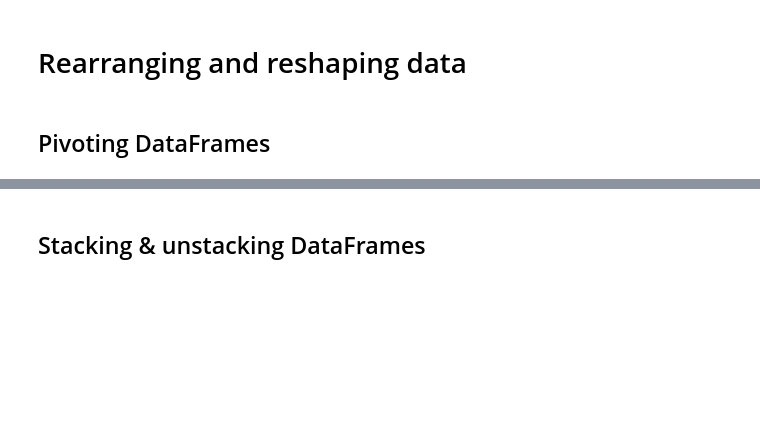
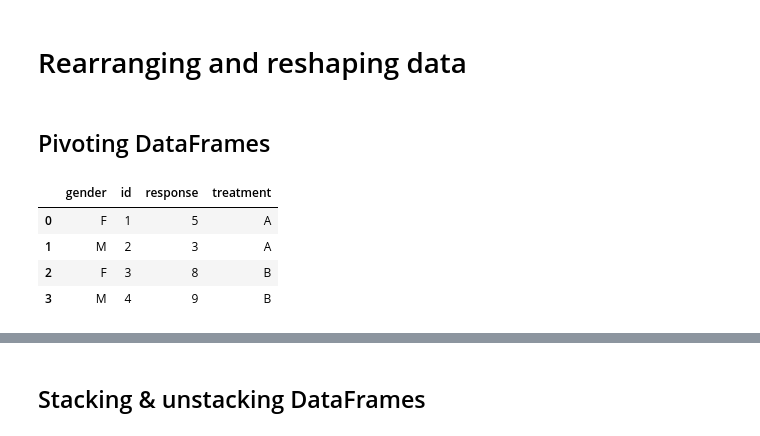
Before and after one commit to Folgir/DataCamp, a Jupyter notebook: Manipulating_DataFrames_with_pandas.ipynb, the cells around one changed output, grey strips where cells are left out. Saved outputs shown, nothing was run; the diff lists cells and outputs as text; code cells hidden in the pictures; blank space fills up the shorter version.

```diff
--- a/Manipulating_DataFrames_with_pandas.ipynb
+++ b/Manipulating_DataFrames_with_pandas.ipynb
@@ -1452,3 +1517,20 @@ Name: (NY, 1), dtype: float64
 # Rearranging and reshaping data
 # %% [markdown]
 ## Pivoting DataFrames
+# %%
+# ADDITIONAL
+d = {'id': [1, 2, 3, 4],
+     'treatment': ['A', 'A', 'B', 'B'],
+     'gender': ['F', 'M', 'F', 'M'],
+     'response': [5, 3, 8, 9]}
+
+trials = pd.DataFrame(d)
+
+trials.to_csv('trials_01.csv', index=False)
+trials
+# %% [output]
+|  | gender | id | response | treatment |
+| 0 | F | 1 | 5 | A |
+| 1 | M | 2 | 3 | A |
+| 2 | F | 3 | 8 | B |
+| 3 | M | 4 | 9 | B |
```
Also changed, not shown: parts of 40 cells of this notebook, 1 other file.
